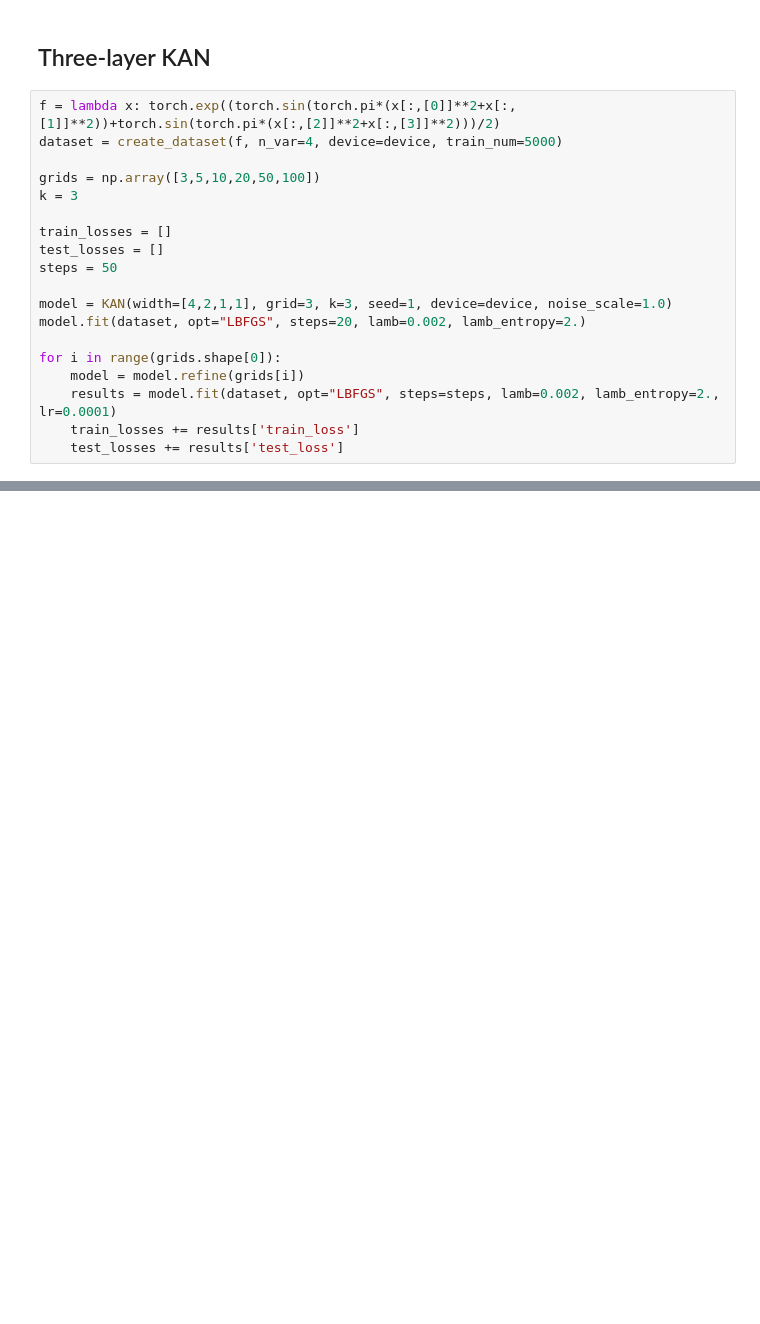
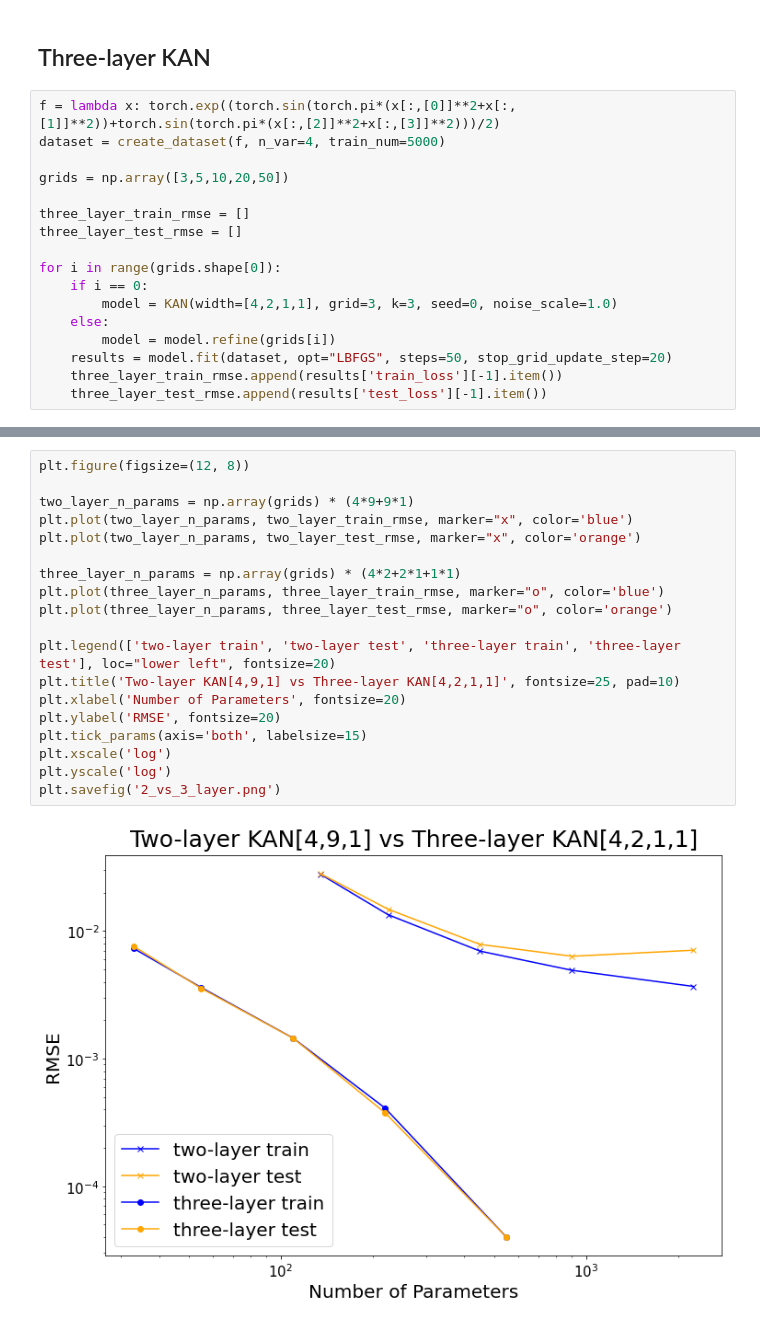
Before and after one commit to xchen2763/Kolmogorov-Arnold-Networks, a Jupyter notebook: Depth_Analysis.ipynb, the cells around one changed output, grey strips where cells are left out. Cells and saved outputs as stored; diff of their text form; blank space fills up the shorter version.

Commit message:
fine-tune depth analysis models

```diff
--- a/Depth_Analysis.ipynb
+++ b/Depth_Analysis.ipynb
@@ -57,20 +38,18 @@ for i in range(grids.shape[0]):
 ## Three-layer KAN
 # %%
 f = lambda x: torch.exp((torch.sin(torch.pi*(x[:,[0]]**2+x[:,[1]]**2))+torch.sin(torch.pi*(x[:,[2]]**2+x[:,[3]]**2)))/2)
-dataset = create_dataset(f, n_var=4, device=device, train_num=5000)
+dataset = create_dataset(f, n_var=4, train_num=5000)
 
-grids = np.array([3,5,10,20,50,100])
-k = 3
+grids = np.array([3,5,10,20,50])
 
-train_losses = []
-test_losses = []
-steps = 50
-
-model = KAN(width=[4,2,1,1], grid=3, k=3, seed=1, device=device, noise_scale=1.0)
-model.fit(dataset, opt="LBFGS", steps=20, lamb=0.002, lamb_entropy=2.)
+three_layer_train_rmse = []
+three_layer_test_rmse = []
 
 for i in range(grids.shape[0]):
-    model = model.refine(grids[i])
-    results = model.fit(dataset, opt="LBFGS", steps=steps, lamb=0.002, lamb_entropy=2., lr=0.0001)
-    train_losses += results['train_loss']
-    test_losses += results['test_loss']
+    if i == 0:
+        model = KAN(width=[4,2,1,1], grid=3, k=3, seed=0, noise_scale=1.0)
+    else:
+        model = model.refine(grids[i])
+    results = model.fit(dataset, opt="LBFGS", steps=50, stop_grid_update_step=20)
+    three_layer_train_rmse.append(results['train_loss'][-1].item())
+    three_layer_test_rmse.append(results['test_loss'][-1].item())
@@ -76,0 +70,21 @@ for i in range(grids.shape[0]):
+# %%
+plt.figure(figsize=(12, 8))
+
+two_layer_n_params = np.array(grids) * (4*9+9*1)
+plt.plot(two_layer_n_params, two_layer_train_rmse, marker="x", color='blue')
+plt.plot(two_layer_n_params, two_layer_test_rmse, marker="x", color='orange')
+
+three_layer_n_params = np.array(grids) * (4*2+2*1+1*1)
+plt.plot(three_layer_n_params, three_layer_train_rmse, marker="o", color='blue')
+plt.plot(three_layer_n_params, three_layer_test_rmse, marker="o", color='orange')
+
+plt.legend(['two-layer train', 'two-layer test', 'three-layer train', 'three-layer test'], loc="lower left", fontsize=20)
+plt.title('Two-layer KAN[4,9,1] vs Three-layer KAN[4,2,1,1]', fontsize=25, pad=10)
+plt.xlabel('Number of Parameters', fontsize=20)
+plt.ylabel('RMSE', fontsize=20)
+plt.tick_params(axis='both', labelsize=15)
+plt.xscale('log')
+plt.yscale('log')
+plt.savefig('2_vs_3_layer.png')
+# %% [output]
+[figure, added]
```
Also changed, not shown: parts of 5 cells of this notebook.
